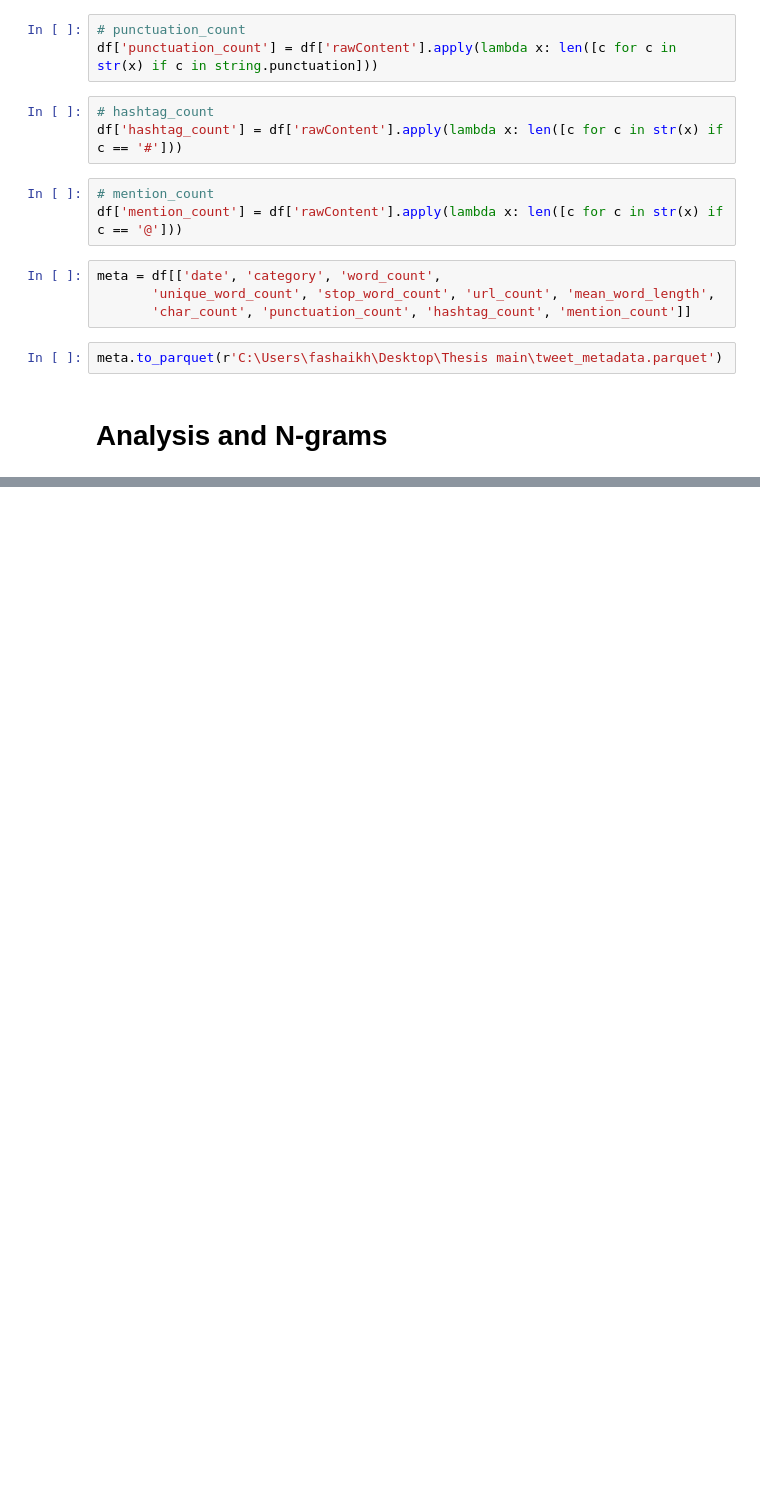
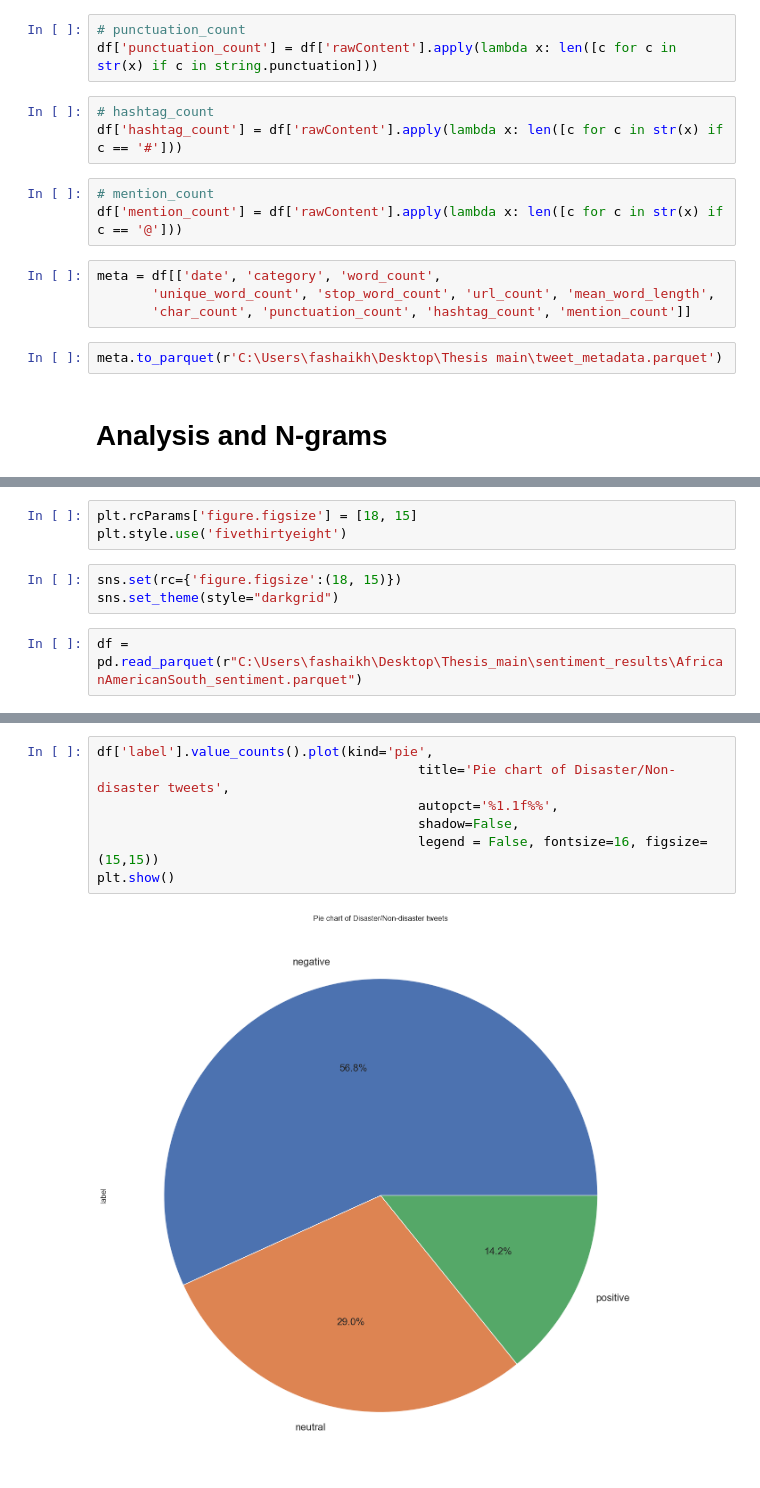
Before and after one commit to fahadshaikh30/thesis, a Jupyter notebook: eda_plots/tweet_eda.ipynb, the cells around one changed output, grey strips where cells are left out. Saved outputs shown, nothing was run; the diff lists cells and outputs as text; blank space fills up the shorter version.

```diff
--- a/eda_plots/tweet_eda.ipynb
+++ b/eda_plots/tweet_eda.ipynb
@@ -186,0 +183,8 @@ No module named 'keras.saving.hdf5_format'
+# %%
+plt.rcParams['figure.figsize'] = [18, 15]
+plt.style.use('fivethirtyeight')
+# %%
+sns.set(rc={'figure.figsize':(18, 15)})
+sns.set_theme(style="darkgrid")
+# %%
+df = pd.read_parquet(r"C:\Users\fashaikh\Desktop\Thesis_main\sentiment_results\AfricanAmericanSouth_sentiment.parquet")
@@ -186,0 +200,9 @@ No module named 'keras.saving.hdf5_format'
+# %%
+df['label'].value_counts().plot(kind='pie',
+                                         title='Pie chart of Disaster/Non-disaster tweets',
+                                         autopct='%1.1f%%',
+                                         shadow=False,
+                                         legend = False, fontsize=16, figsize=(15,15))
+plt.show()
+# %% [output]
+[figure, added]
```
Also changed, not shown: parts of 6 cells of this notebook, 6 other files.
